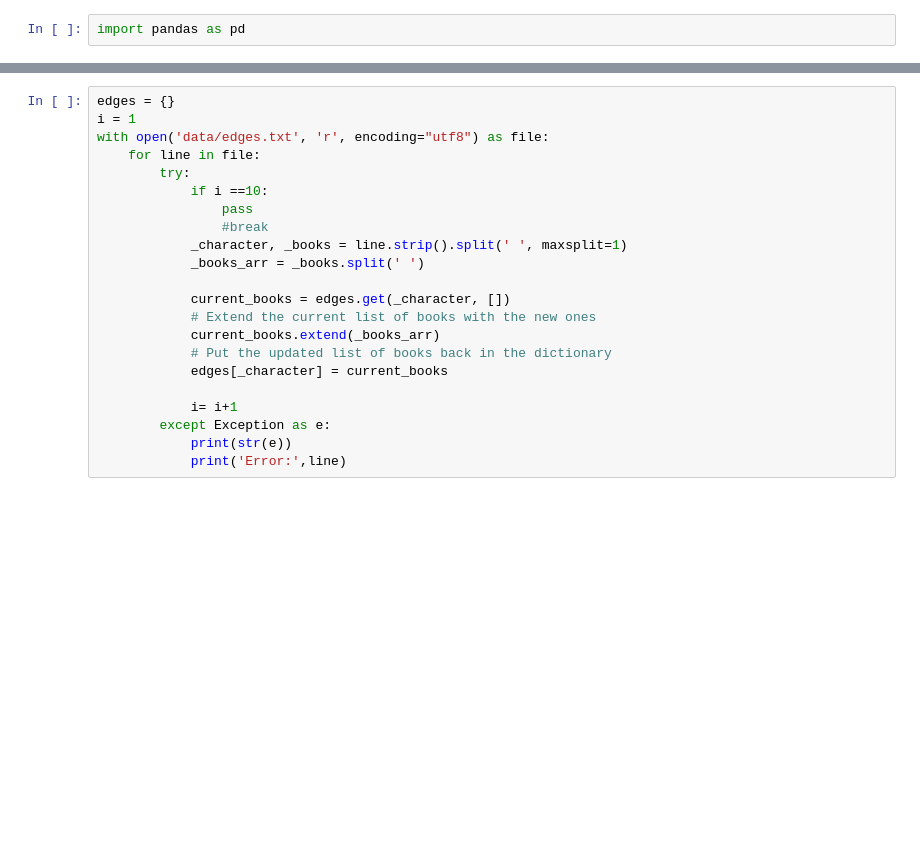
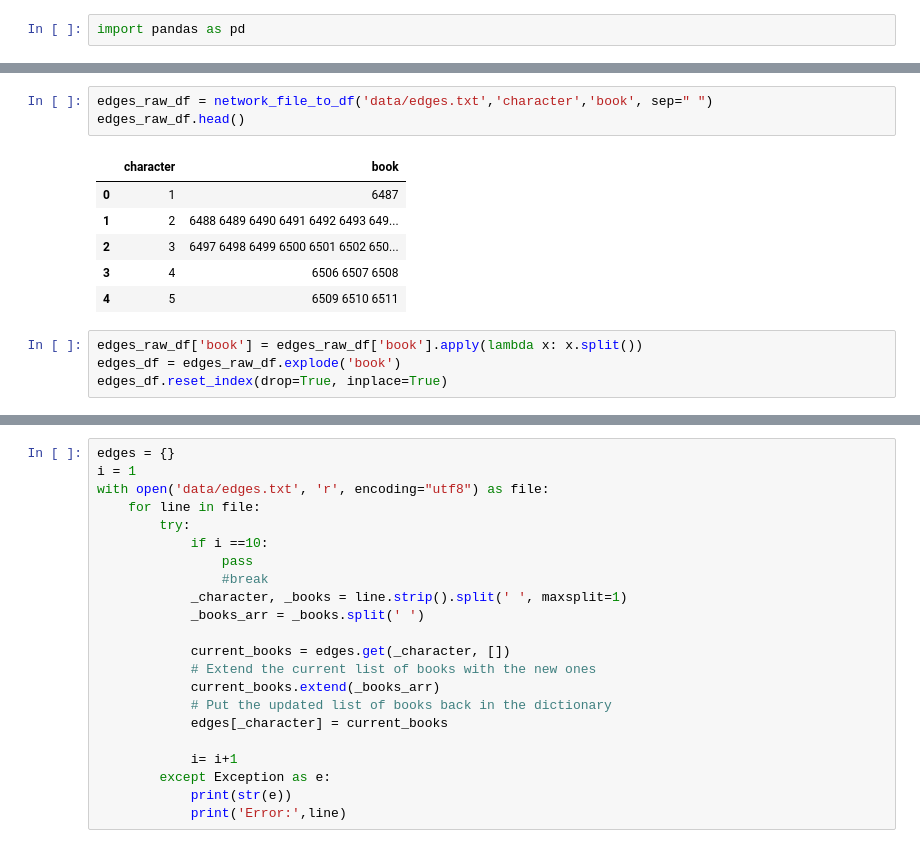
Before and after one commit to alejomaar/Network-Science-for-Data-Analytics, a Jupyter notebook: mini_project/notebook.ipynb, the cells around one changed output, grey strips where cells are left out. Drawn from its saved outputs; the diff is of its cells as text; blank space fills up the shorter version.

```diff
--- a/mini_project/notebook.ipynb
+++ b/mini_project/notebook.ipynb
@@ -2,0 +31,14 @@ import pandas as pd
+# %%
+edges_raw_df = network_file_to_df('data/edges.txt','character','book', sep=" ")
+edges_raw_df.head()
+# %% [output]
+|  | character | book |
+| 0 | 1 | 6487 |
+| 1 | 2 | 6488 6489 6490 6491 6492 6493 649... |
+| 2 | 3 | 6497 6498 6499 6500 6501 6502 650... |
+| 3 | 4 | 6506 6507 6508 |
+| 4 | 5 | 6509 6510 6511 |
+# %%
+edges_raw_df['book'] = edges_raw_df['book'].apply(lambda x: x.split())
+edges_df = edges_raw_df.explode('book')
+edges_df.reset_index(drop=True, inplace=True)
```
Also changed, not shown: parts of 14 cells of this notebook.
